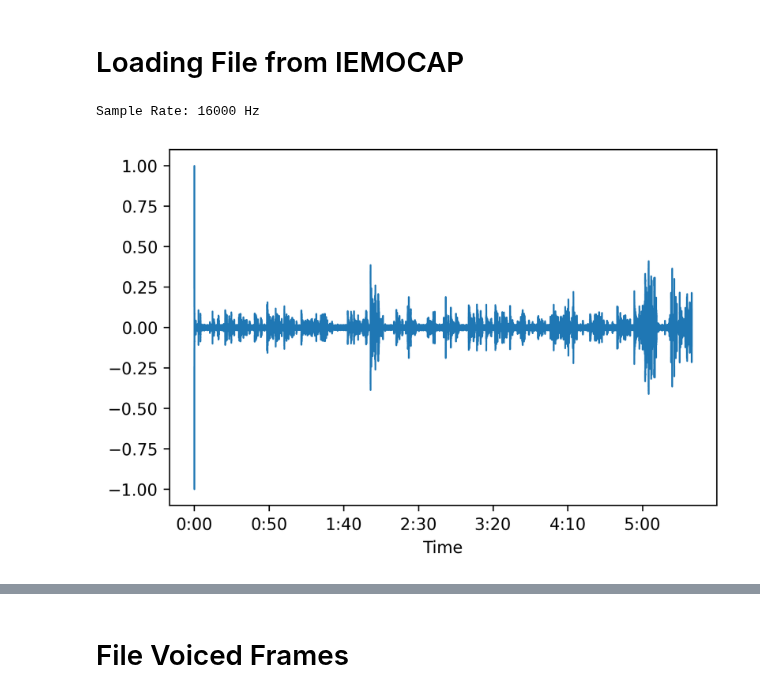
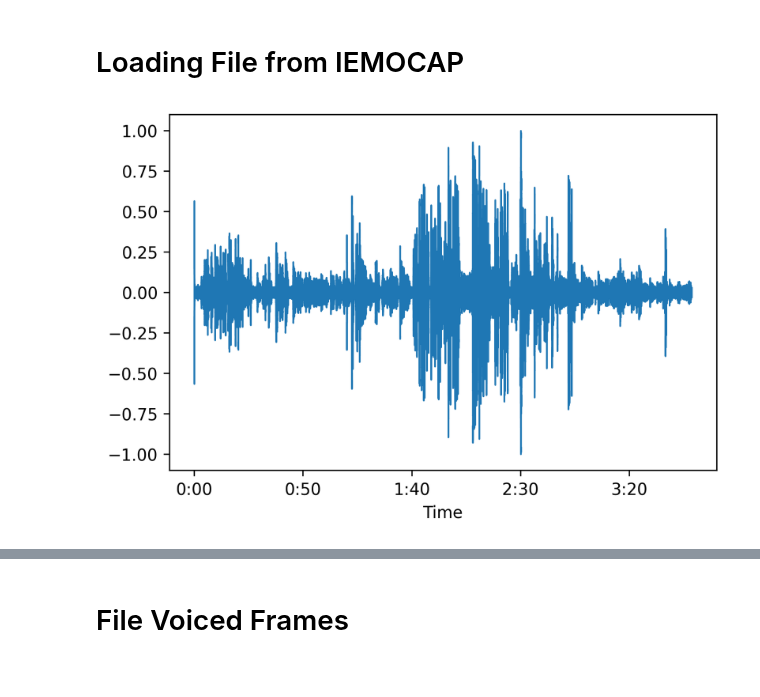
Before and after one commit to MarioCSilva/Speech_Emotion_Recognition_Thesis, a Jupyter notebook: iemocap/pipeline/1_pipeline.ipynb, the cells around one changed output, grey strips where cells are left out. Cells and saved outputs as stored; diff of their text form; code cells hidden in the pictures.

```diff
--- a/iemocap/pipeline/1_pipeline.ipynb
+++ b/iemocap/pipeline/1_pipeline.ipynb
@@ -20,15 +24,13 @@ plt.rcParams['figure.dpi'] = 300
 # %% [markdown]
 # Loading File from IEMOCAP
 # %%
-audio_file_test = AUDIO_DIR+'/Session1/dialog/wav/Ses01F_impro06.wav'
+audio_file_test = AUDIO_DIR+'/Session1/dialog/wav/Ses01F_impro05.wav'
 y, sr = librosa.load(audio_file_test, sr=16000)
 y_to_print = preprocessing.minmax_scale(y, feature_range=(-1, 1))
 librosa.display.waveshow(y_to_print, sr=sr)
-print(f"Sample Rate: {sr} Hz")
 plt.show()
 # %% [output]
-Sample Rate: 16000 Hz
-[figure, old version]
+[figure, new version]
 # %%
 all_voiced_frames = []
 male_voiced_frames = []
```
Also changed, not shown: parts of 16 cells of this notebook, 13 other files.
